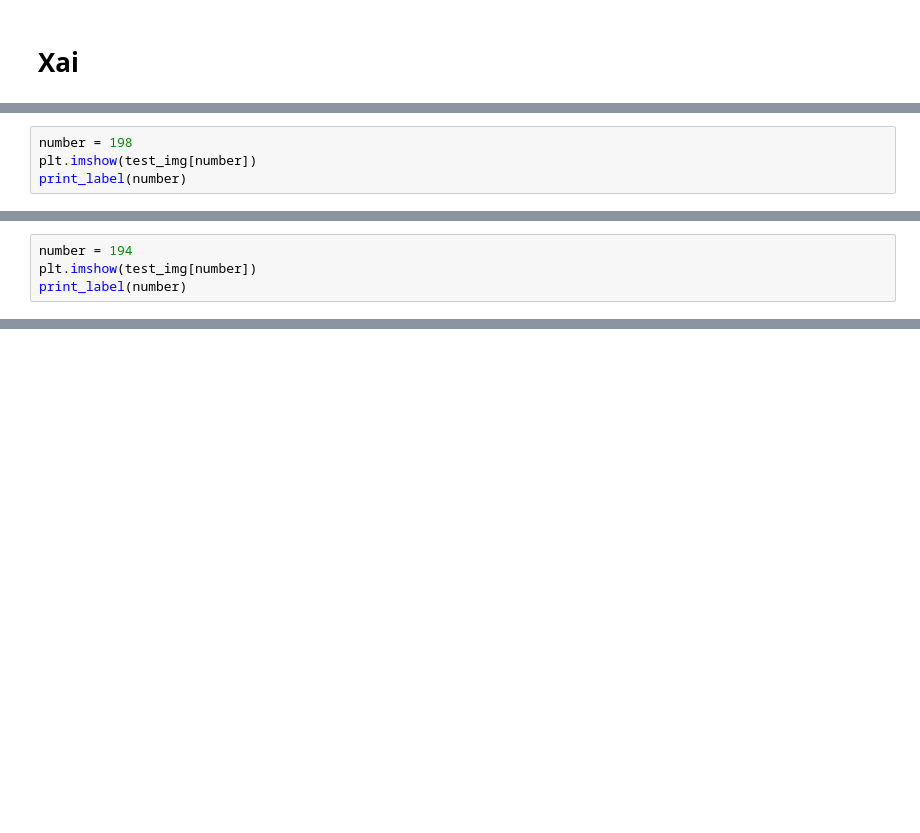
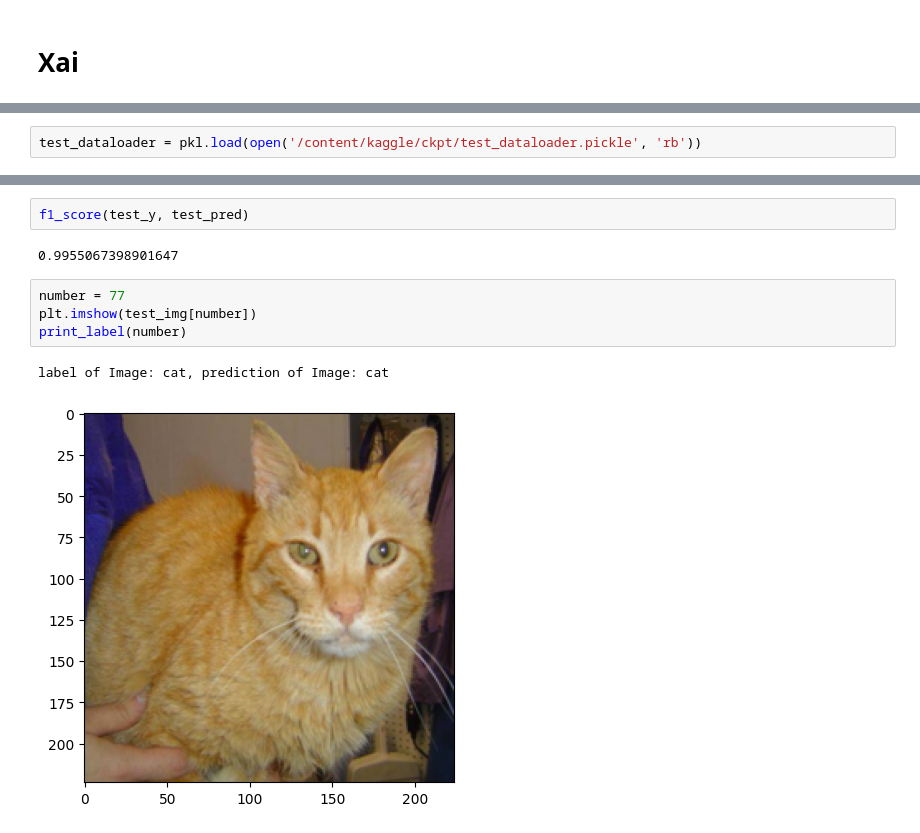
Before and after one commit to kal6868/study, a Jupyter notebook: XAI/ResNet_XAI.ipynb, the cells around one changed output, grey strips where cells are left out. Saved outputs shown, nothing was run; the diff lists cells and outputs as text; blank space fills up the shorter version.

```diff
--- a/XAI/ResNet_XAI.ipynb
+++ b/XAI/ResNet_XAI.ipynb
@@ -335,4 +301,0 @@ f1_score(test_y, test_pred)
-# %%
-number = 198
-plt.imshow(test_img[number])
-print_label(number)
@@ -374,4 +301,0 @@ _ = viz.visualize_image_attr_multiple(np_attribution_cat,
-# %%
-number = 194
-plt.imshow(test_img[number])
-print_label(number)
@@ -404,0 +306,2 @@ _ = viz.visualize_image_attr_multiple(np_attribution_cat,
+# %%
+test_dataloader = pkl.load(open('/content/kaggle/ckpt/test_dataloader.pickle', 'rb'))
@@ -404,0 +333,11 @@ _ = viz.visualize_image_attr_multiple(np_attribution_cat,
+# %%
+f1_score(test_y, test_pred)
+# %% [output]
+0.9955067398901647
+# %%
+number = 77
+plt.imshow(test_img[number])
+print_label(number)
+# %% [output]
+label of Image: cat, prediction of Image: cat
+[figure, added]
```
Also changed, not shown: parts of 37 cells of this notebook.
